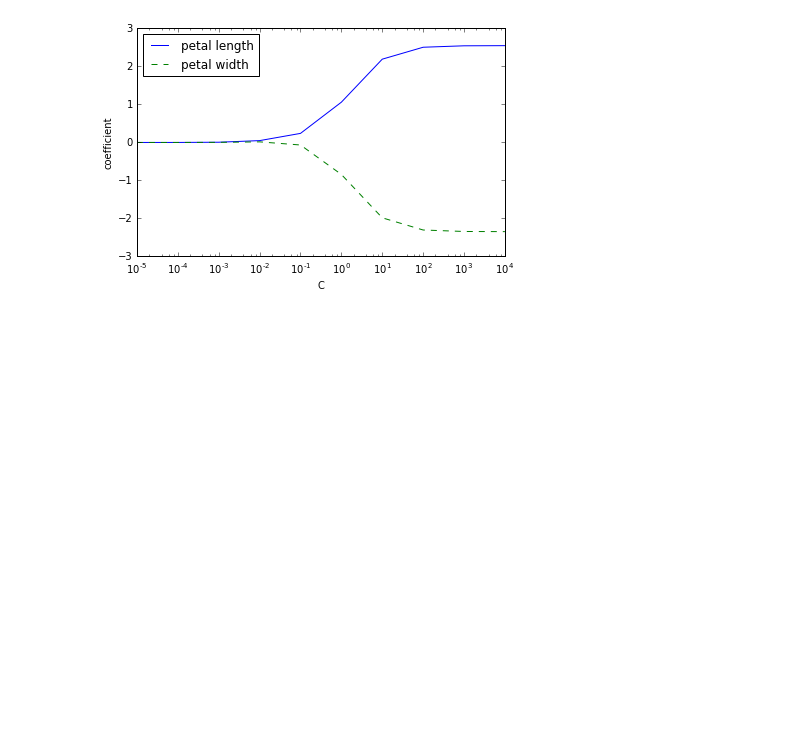
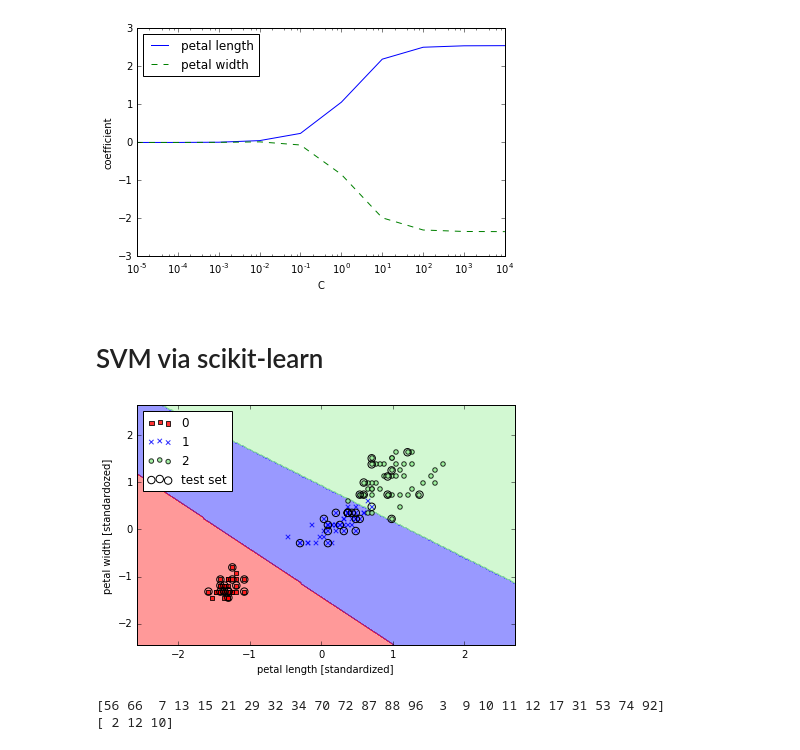
Before and after one commit to fighting-liu/MachineLearningPractice, a Jupyter notebook: chapter3/chapter3.ipynb, the cells around one changed output. Drawn from its saved outputs; the diff is of its cells as text; code cells hidden in the pictures; blank space fills up the shorter version.

```diff
--- a/chapter3/chapter3.ipynb
+++ b/chapter3/chapter3.ipynb
@@ -223,3 +223,31 @@ plt.tight_layout()
 plt.show()
 # %% [output]
 [figure]
+# %% [markdown]
+# SVM via scikit-learn
+# %%
+from sklearn.svm import SVC
+
+# train svm with 'linear kernel'
+svm = SVC(kernel='linear', C=1.0, random_state=0)
+svm.fit(X_train_std, y_train)
+
+plot_decision_regions(X_combined_std, y_combined_std,
+                     svm, test_idx=range(105,150))
+plt.xlabel('petal length [standardized]')
+plt.ylabel('petal width [standardozed]')
+plt.legend(loc='upper left')
+
+plt.tight_layout()
+plt.show()
+# %% [output]
+[figure, added]
+# %%
+## indices of support vectors
+print(svm.support_)
+
+## number of svs for each class
+print(svm.n_support_)
+# %% [output]
+[56 66  7 13 15 21 29 32 34 70 72 87 88 96  3  9 10 11 12 17 31 53 74 92]
+[ 2 12 10]
```
Also changed, not shown: parts of 5 cells of this notebook.
